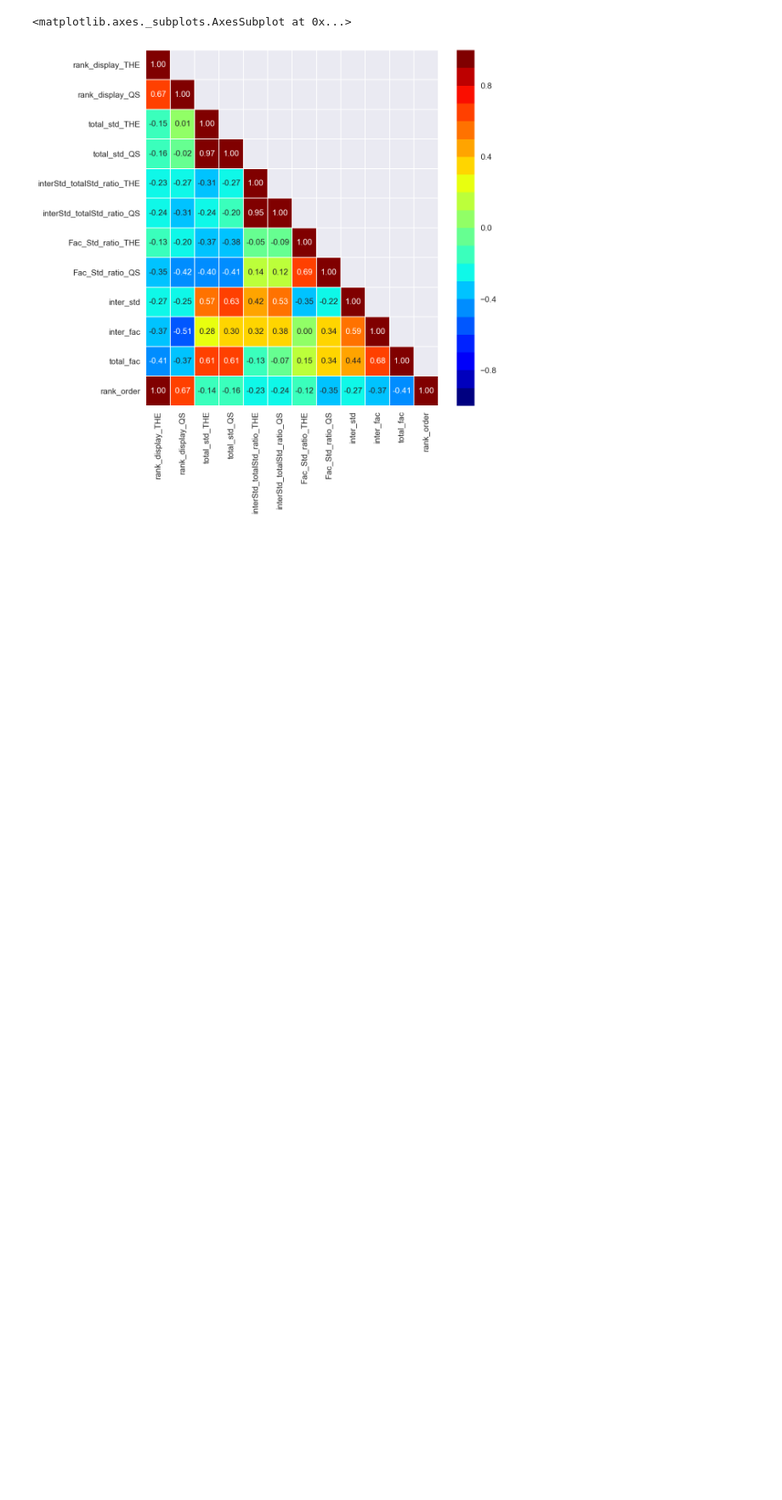
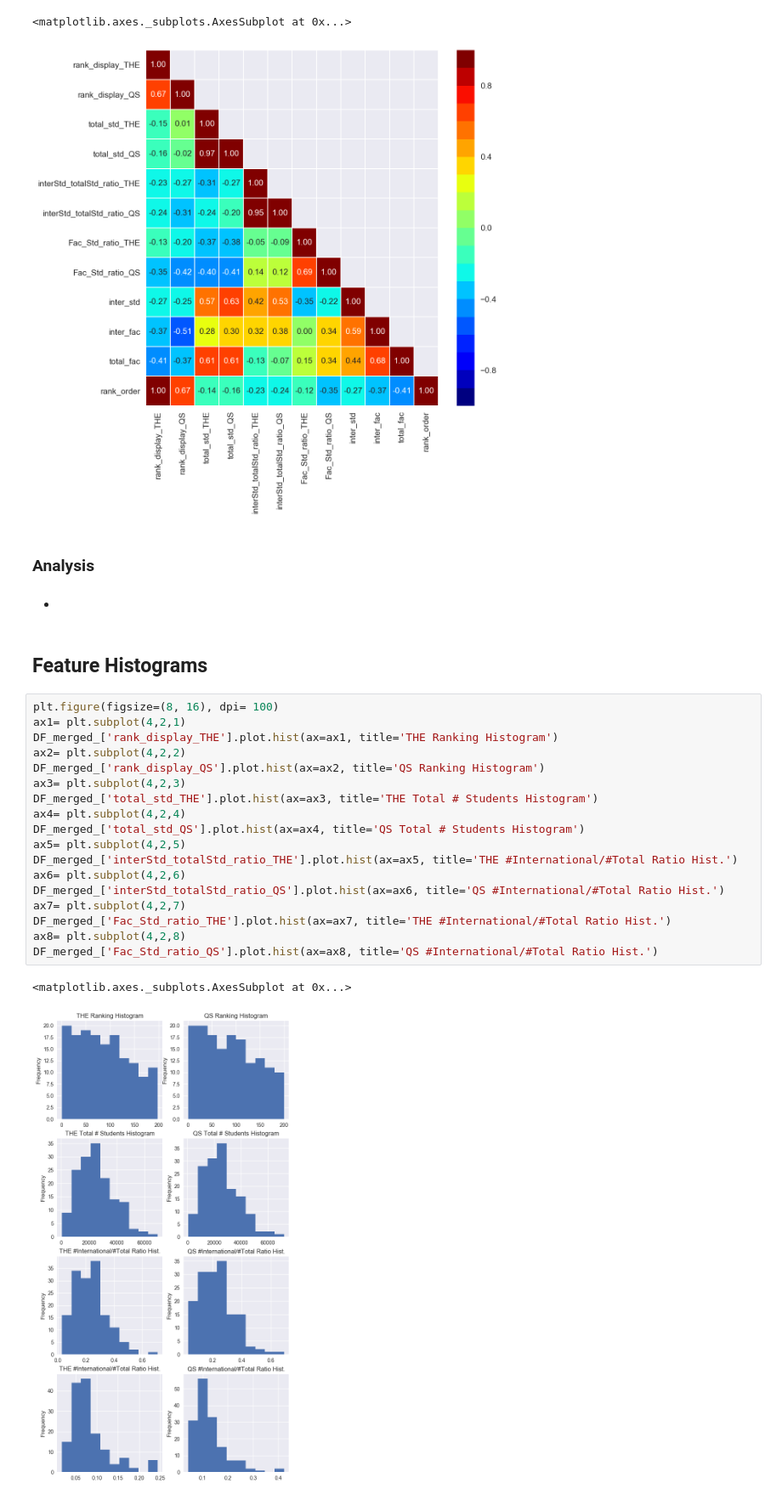
Before and after one commit to m-yaghini/ada17, a Jupyter notebook: homework2/Homework 2 - M.Y..ipynb, the cells around one changed output. Shown at 85% size. Saved outputs shown, nothing was run; the diff lists cells and outputs as text; blank space fills up the shorter version.

Commit message:
Added feature histograms. Did a bit of reorganization.

```diff
--- a/homework2/Homework 2 - M.Y..ipynb
+++ b/homework2/Homework 2 - M.Y..ipynb
@@ -780,3 +782,30 @@ sns.heatmap(corr_val, xticklabels=labels, yticklabels=labels,
 # %% [output]
 <matplotlib.axes._subplots.AxesSubplot at 0x...>
 [figure]
+# %% [markdown]
+### Analysis
+# %% [markdown]
+-
+# %% [markdown]
+## Feature Histograms
+# %%
+plt.figure(figsize=(8, 16), dpi= 100)
+ax1= plt.subplot(4,2,1)
+DF_merged_['rank_display_THE'].plot.hist(ax=ax1, title='THE Ranking Histogram')
+ax2= plt.subplot(4,2,2)
+DF_merged_['rank_display_QS'].plot.hist(ax=ax2, title='QS Ranking Histogram')
+ax3= plt.subplot(4,2,3)
+DF_merged_['total_std_THE'].plot.hist(ax=ax3, title='THE Total # Students Histogram')
+ax4= plt.subplot(4,2,4)
+DF_merged_['total_std_QS'].plot.hist(ax=ax4, title='QS Total # Students Histogram')
+ax5= plt.subplot(4,2,5)
+DF_merged_['interStd_totalStd_ratio_THE'].plot.hist(ax=ax5, title='THE #International/#Total Ratio Hist.')
+ax6= plt.subplot(4,2,6)
+DF_merged_['interStd_totalStd_ratio_QS'].plot.hist(ax=ax6, title='QS #International/#Total Ratio Hist.')
+ax7= plt.subplot(4,2,7)
+DF_merged_['Fac_Std_ratio_THE'].plot.hist(ax=ax7, title='THE #International/#Total Ratio Hist.')
+ax8= plt.subplot(4,2,8)
+DF_merged_['Fac_Std_ratio_QS'].plot.hist(ax=ax8, title='QS #International/#Total Ratio Hist.')
+# %% [output]
+<matplotlib.axes._subplots.AxesSubplot at 0x...>
+[figure, added]
```
Also changed, not shown: parts of 4 cells of this notebook, 1 other file.
